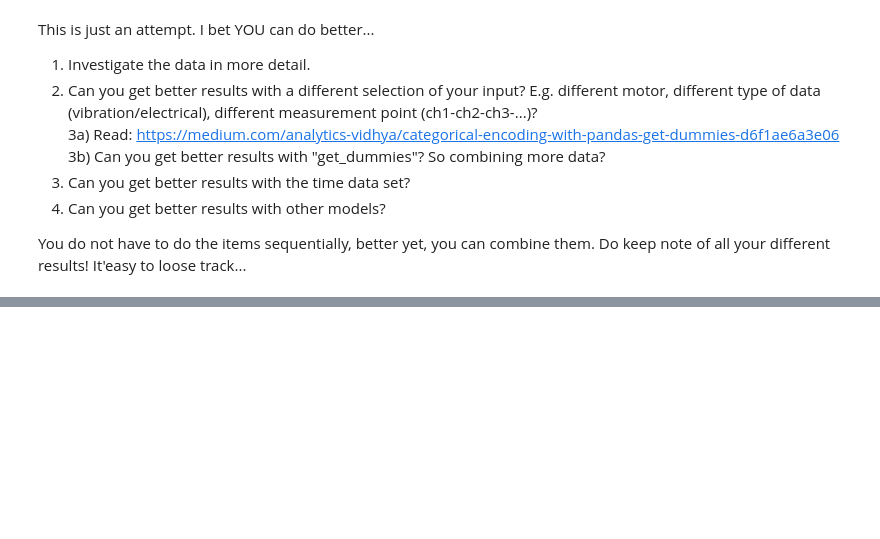
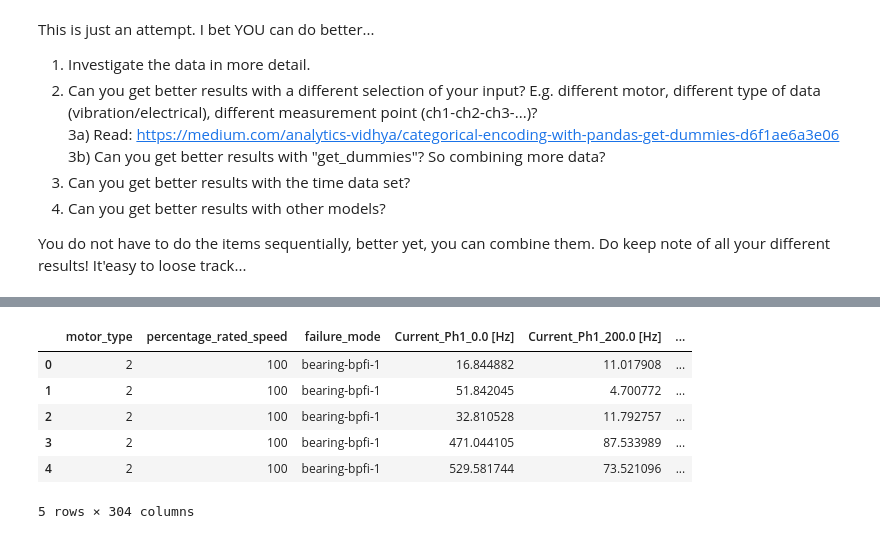
Before and after one commit to niboR13s/Data-science-code, a Jupyter notebook: Homework/Week_02/Classification/03_Motor_electrical_and_vibration_data_set.ipynb, the cells around one changed output, grey strips where cells are left out. Saved outputs shown, nothing was run; the diff lists cells and outputs as text; code cells hidden in the pictures; blank space fills up the shorter version.

```diff
--- a/Homework/Week_02/Classification/03_Motor_electrical_and_vibration_data_set.ipynb
+++ b/Homework/Week_02/Classification/03_Motor_electrical_and_vibration_data_set.ipynb
@@ -96,0 +501,10 @@ You do not have to do the items sequentially, better yet, you can combine them.
+# %%
+df_electric_wide.head()
+# %% [output]
+|  | motor_type | percentage_rated_speed | failure_mode | Current_Ph1_0.0 [Hz] | Current_Ph1_200.0 [Hz] | ... |
+| 0 | 2 | 100 | bearing-bpfi-1 | 16.844882 | 11.017908 | ... |
+| 1 | 2 | 100 | bearing-bpfi-1 | 51.842045 | 4.700772 | ... |
+| 2 | 2 | 100 | bearing-bpfi-1 | 32.810528 | 11.792757 | ... |
+| 3 | 2 | 100 | bearing-bpfi-1 | 471.044105 | 87.533989 | ... |
+| 4 | 2 | 100 | bearing-bpfi-1 | 529.581744 | 73.521096 | ... |
+5 rows × 304 columns
```
Also changed, not shown: parts of 15 cells of this notebook, 8 other files.
